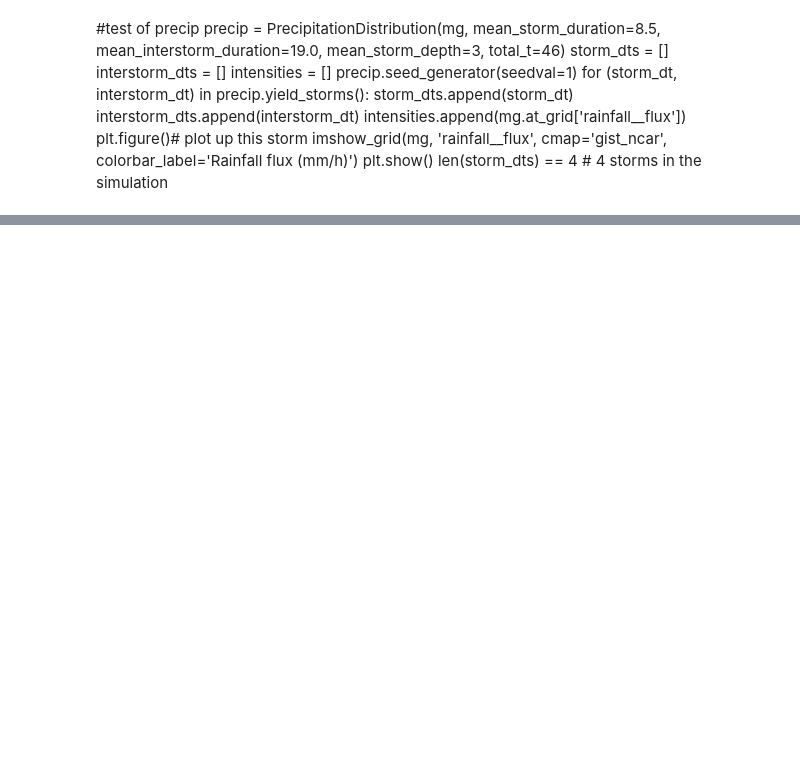
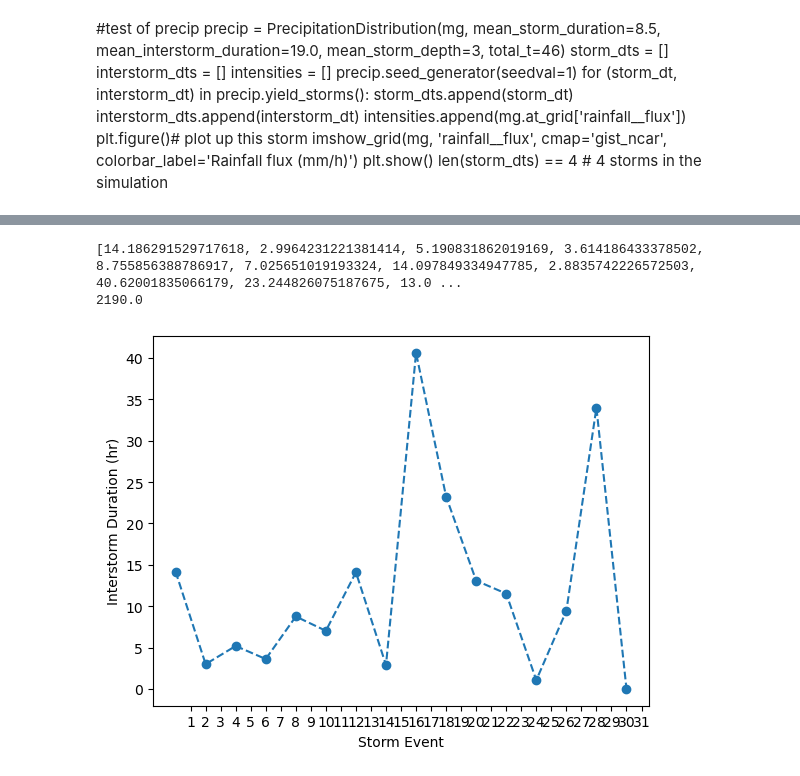
Before and after one commit to gsb223/landlabwork, a Jupyter notebook: final code/rain_of_sample_topo.ipynb, the cells around one changed output, grey strips where cells are left out. Cells and saved outputs as stored; diff of their text form; code cells hidden in the pictures; blank space fills up the shorter version.

```diff
--- a/final code/rain_of_sample_topo.ipynb
+++ b/final code/rain_of_sample_topo.ipynb
@@ -223,0 +322,17 @@ for (storm_t, interstorm_t) in rain.yield_storms(style="whole_year"):  # storm l
+# %%
+#Instantiate figure as empty plot
+figelev = plt.figure()
+
+#Instantiate subplot as empty plot
+plot = plt.subplot()
+plot.plot(storm_amt_data, interstorm_time_data,linestyle='--', marker='o')
+plt.xlabel("Storm Event")
+plt.ylabel("Interstorm Duration (hr)")
+plt.xticks(np.arange(1,i,1))
+print(interstorm_time_data)
+total_t_check += sum(interstorm_time_data)
+print(total_t_check)
+# %% [output]
+[14.186291529717618, 2.9964231221381414, 5.190831862019169, 3.614186433378502, 8.755856388786917, 7.025651019193324, 14.097849334947785, 2.8835742226572503, 40.62001835066179, 23.244826075187675, 13.0 ...
+2190.0
+[figure, added]
```
Also changed, not shown: parts of 14 cells of this notebook, 1 other file.
